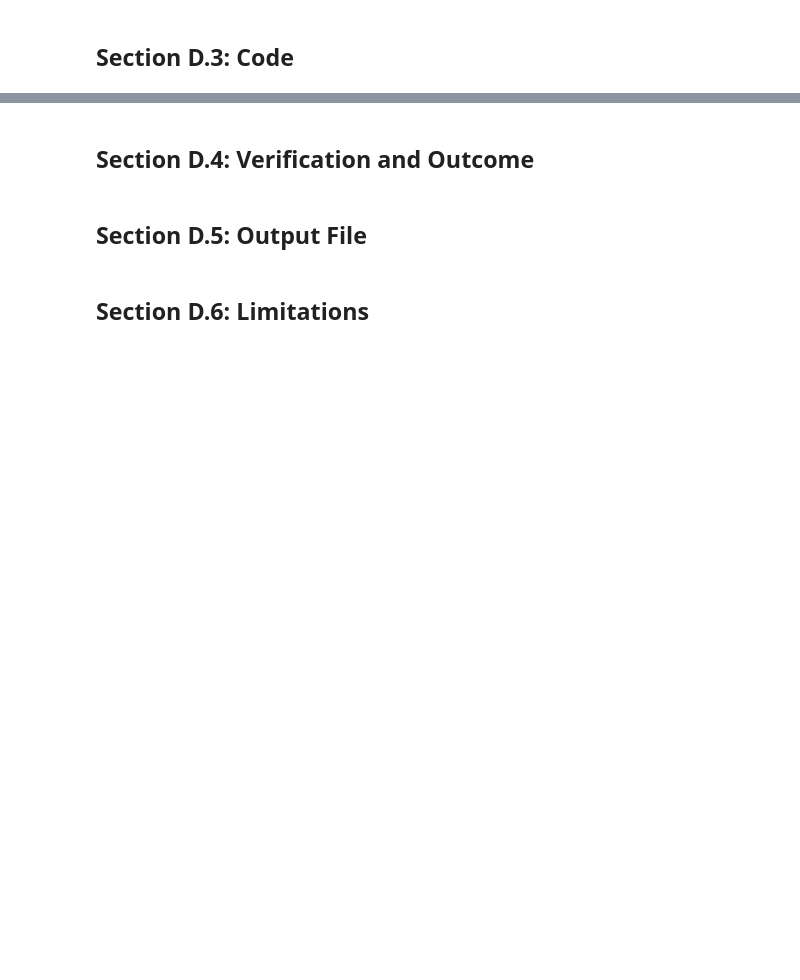
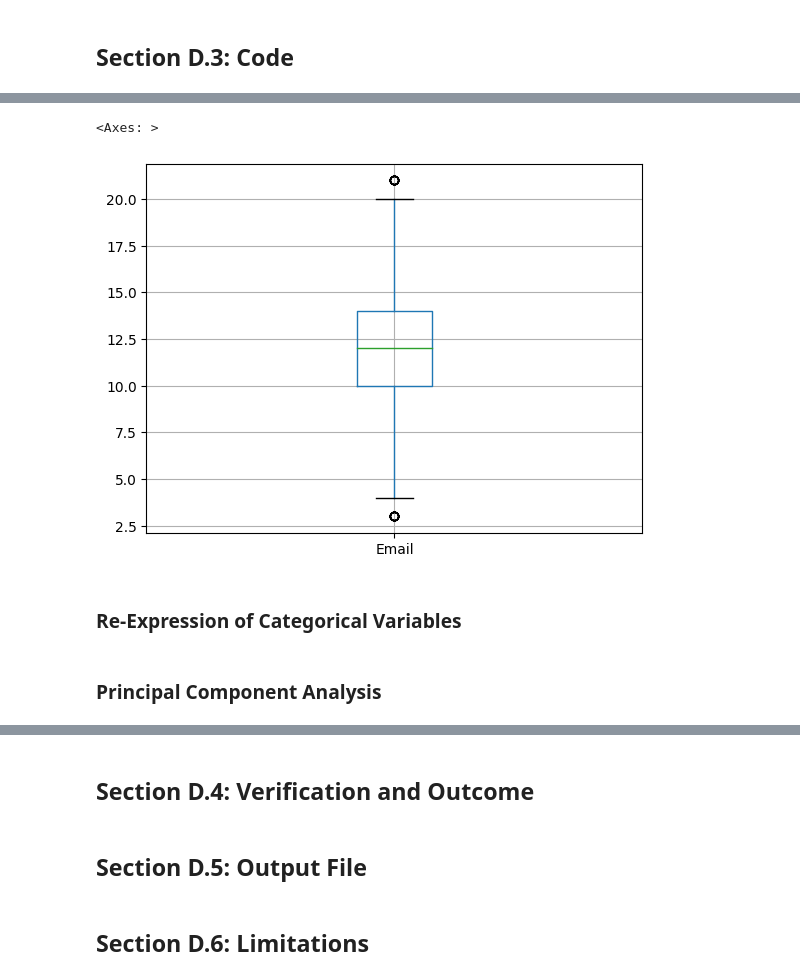
Before and after one commit to sjo1403/churn_data_cleaning, a Jupyter notebook: D206 Data Cleaning.ipynb, the cells around one changed output, grey strips where cells are left out. Saved outputs shown, nothing was run; the diff lists cells and outputs as text; code cells hidden in the pictures; blank space fills up the shorter version.

```diff
--- a/D206 Data Cleaning.ipynb
+++ b/D206 Data Cleaning.ipynb
@@ -362,0 +472,10 @@ Name: MonthlyCharge, dtype: float64
+# %%
+# verify outliers have been removed from Email
+df[['Email']].boxplot()
+# %% [output]
+<Axes: >
+[figure, added]
+# %% [markdown]
+### Re-Expression of Categorical Variables
+# %% [markdown]
+### Principal Component Analysis
```
Also changed, not shown: parts of 43 cells of this notebook.
